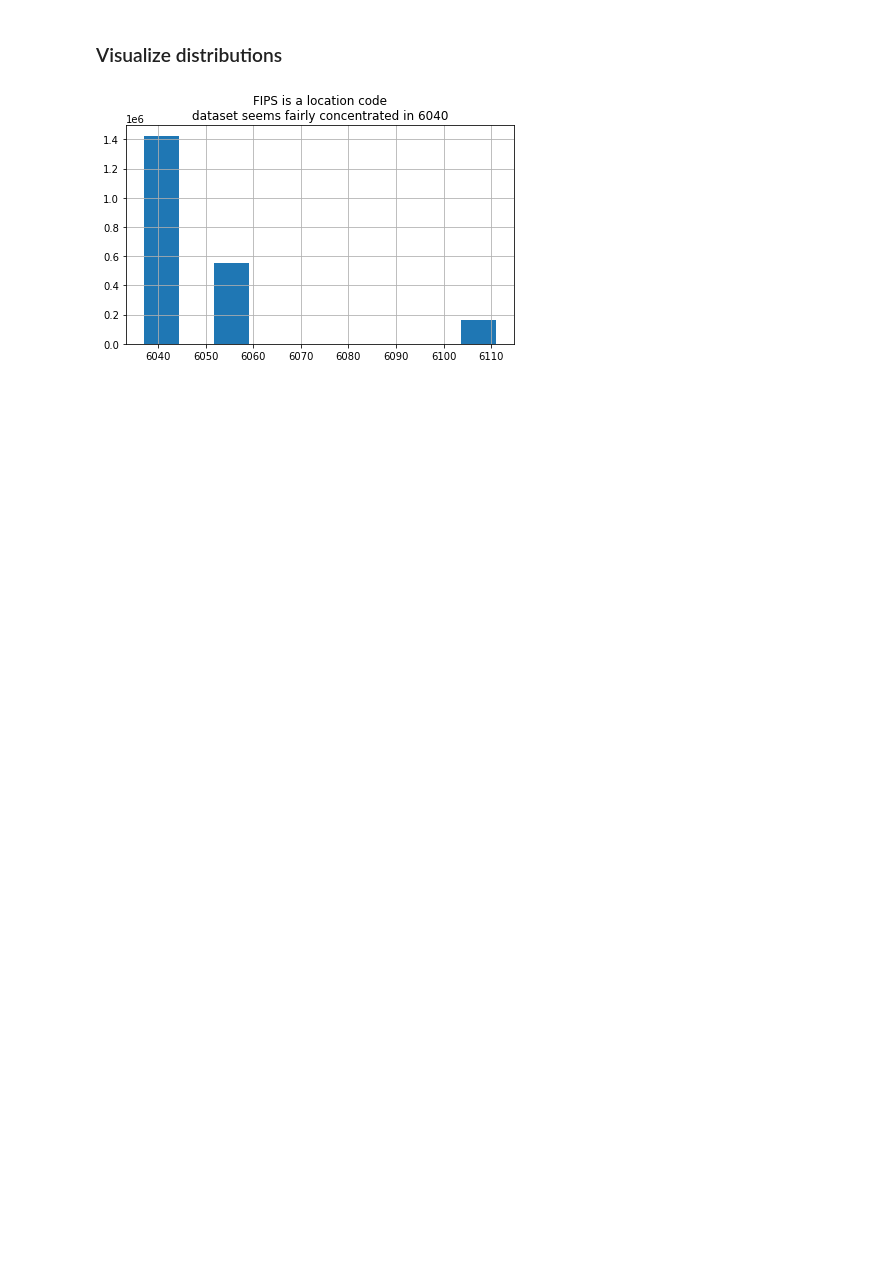
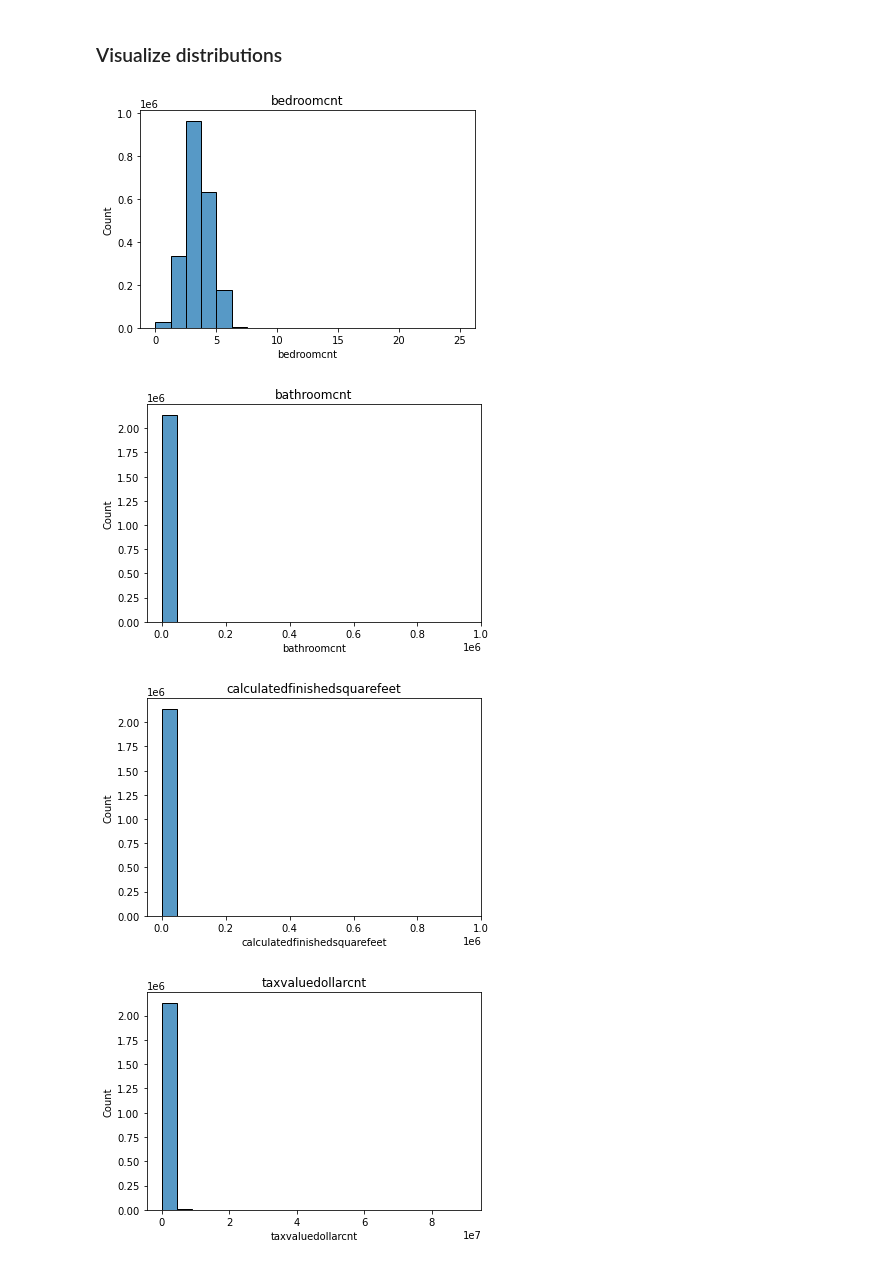
Before and after one commit to patrickamwayi/regression-exercises, a Jupyter notebook: wrangle.ipynb, the cells around one changed output. Saved outputs shown, nothing was run; the diff lists cells and outputs as text; code cells hidden in the pictures; blank space fills up the shorter version.

```diff
--- a/wrangle.ipynb
+++ b/wrangle.ipynb
@@ -235,4 +276,16 @@ Name: fips, dtype: int64
 df.fips = df.fips.astype("int64")
+# %%
+#convert bathroomcnt into int
+df.bathroomcnt = df.bathroomcnt.astype("int64")
+# %%
+#convert calculatedfinishedsquarefeet into int
+df.calculatedfinishedsquarefeet = df.calculatedfinishedsquarefeet.astype("int64")
+# %%
+# convert taxvaluedollarcnt into int
+df.taxvaluedollarcnt = df.taxvaluedollarcnt.astype("int64")
+# %%
+# convert taxamount into int
+df.taxamount = df.taxamount.astype("int64")
 # %%
 #how did casting work?
 df.info()
@@ -254,8 +307,13 @@ memory usage: 130.6 MB
 # %% [markdown]
 ### Visualize distributions
-# %%
-df.fips.hist()
-plt.title("FIPS is a location code\ndataset seems fairly concentrated in 6040")
-plt.tight_layout()
-# %% [output]
-[figure, removed]
+# %%
+#plot histoplot to see distribution of data
+for i in df.columns:
+    sns.histplot(df[i], bins = 20)
+    plt.title(i)
+    plt.show()
+# %% [output]
+[figure, added]
+[figure, added]
+[figure, added]
+[figure, added]
```
Also changed, not shown: parts of 16 cells of this notebook.
